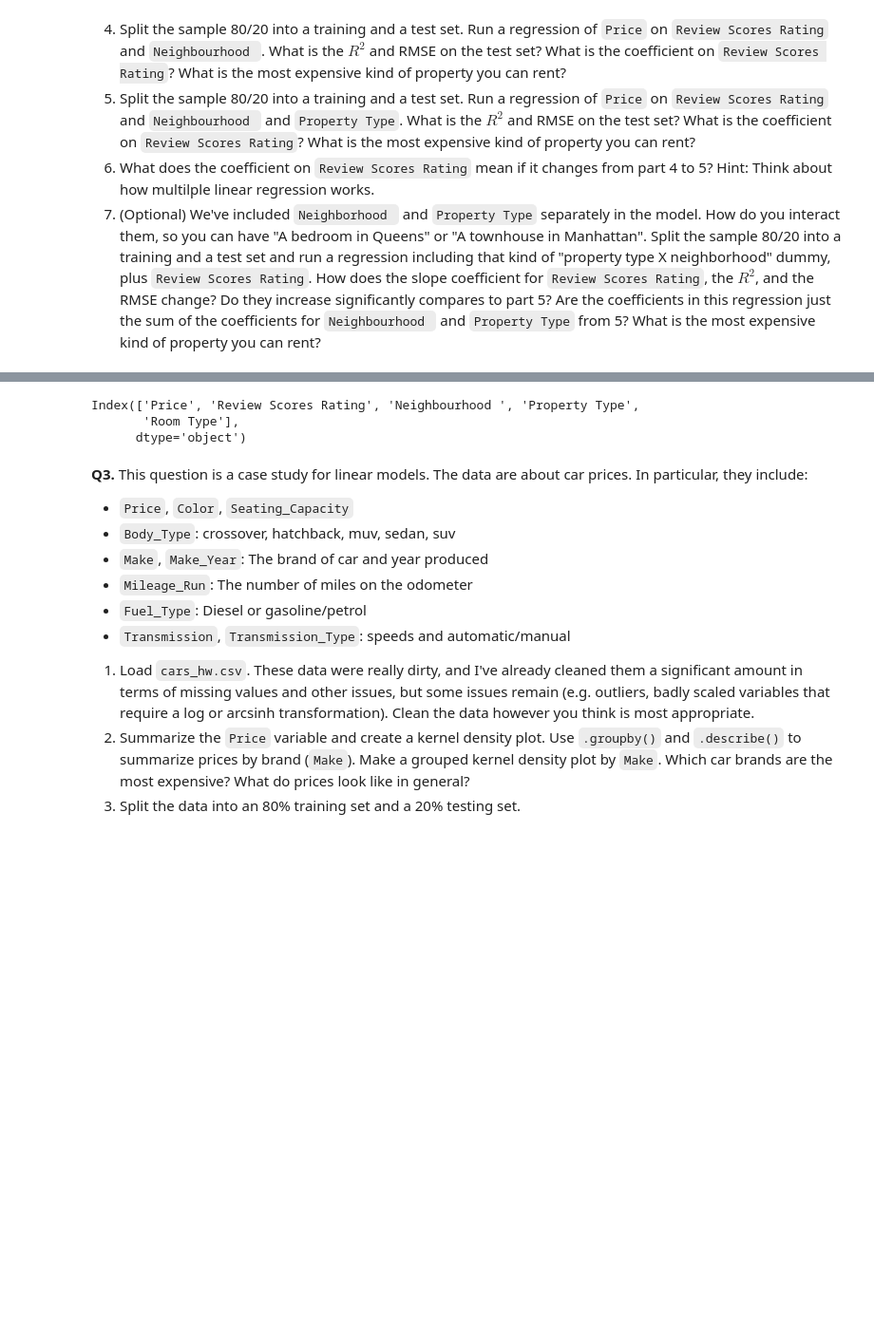
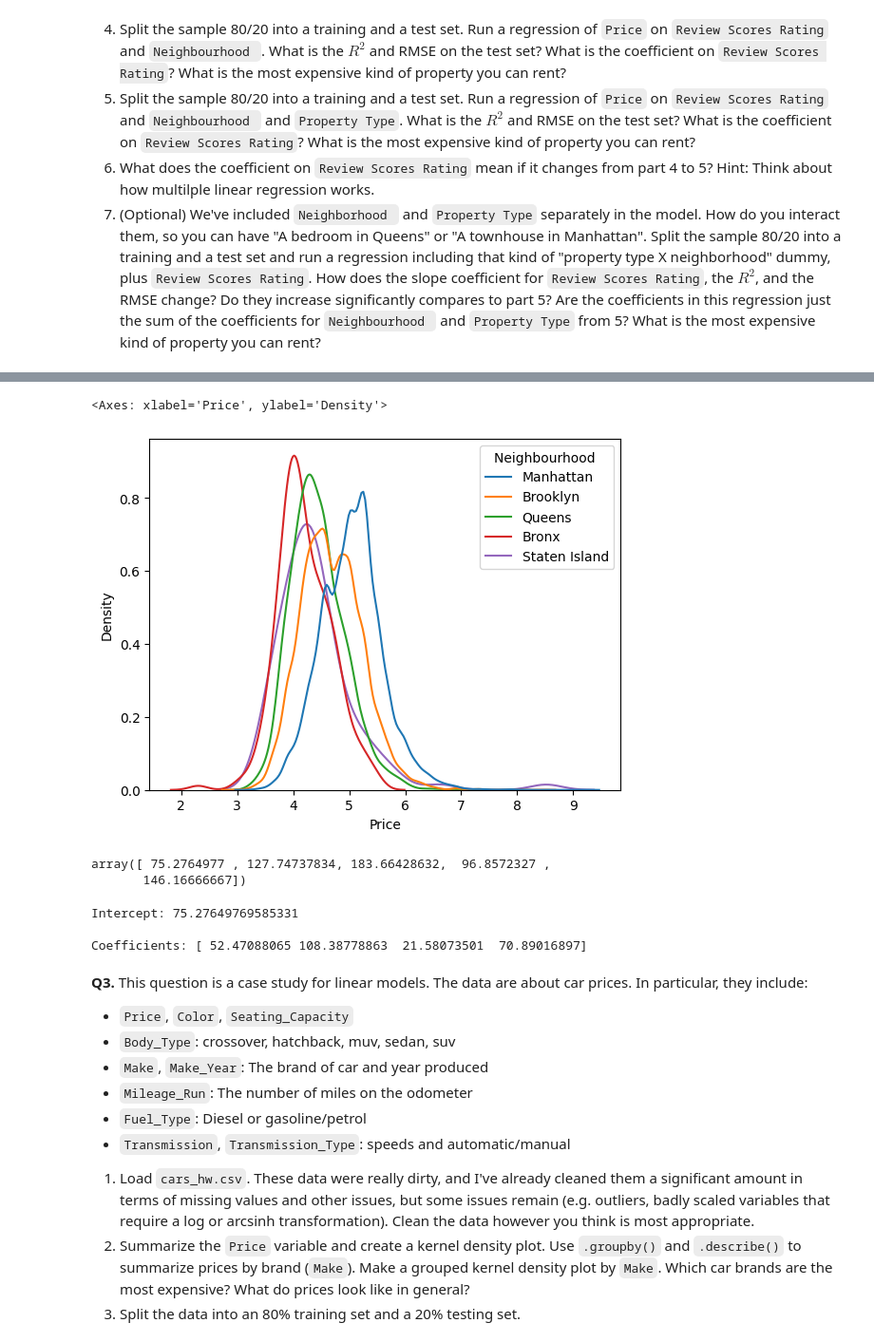
Before and after one commit to btw257-ui/linear_models, a Jupyter notebook: assignment/assignment.ipynb, the cells around one changed output, grey strips where cells are left out. Shown at 95% size. Saved outputs shown, nothing was run; the diff lists cells and outputs as text; code cells hidden in the pictures; blank space fills up the shorter version.

```diff
--- a/assignment/assignment.ipynb
+++ b/assignment/assignment.ipynb
@@ -82,9 +87,27 @@ Name: Review Scores Rating, dtype: float64
+# %%
+sns.kdeplot(data=df, x=np.log(df['Price']), hue='Neighbourhood ',common_norm=False)
+# %% [output]
+<Axes: xlabel='Price', ylabel='Density'>
+[figure, added]
 # %%
-df.columns
+#Part 2
+from sklearn.linear_model import LinearRegression
+LinearRegression(fit_intercept=False).fit(pd.get_dummies(df['Neighbourhood ']),df['Price']).coef_
+
+#The regression coefficients are the same as the mean price for each neighbourhood.
 # %% [output]
-Index(['Price', 'Review Scores Rating', 'Neighbourhood ', 'Property Type',
-       'Room Type'],
-      dtype='object')
+array([ 75.2764977 , 127.74737834, 183.66428632,  96.8572327 ,
+       146.16666667])
+# %%
+#Part 3
+WithIntercept=LinearRegression(fit_intercept=True).fit(pd.get_dummies(df['Neighbourhood '],drop_first=True),df['Price'])
+print(f'Intercept: {WithIntercept.intercept_}\n')
+print(f'Coefficients: {WithIntercept.coef_}\n')
+#To find the coefficients in part 2, the intercept is B1, and the rest are there respective coefficients plus the interceptsl/
+# %% [output]
+Intercept: 75.27649769585331
+
+Coefficients: [ 52.47088065 108.38778863  21.58073501  70.89016897]
 # %% [markdown]
 **Q3.** This question is a case study for linear models. The data are about car prices. In particular, they include:
 
```
Also changed, not shown: parts of 2 cells of this notebook.
